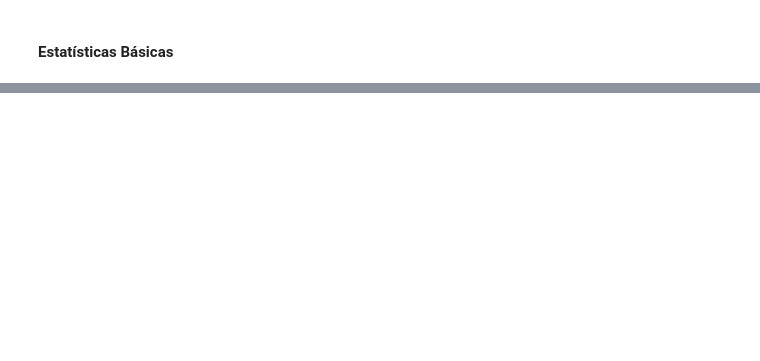
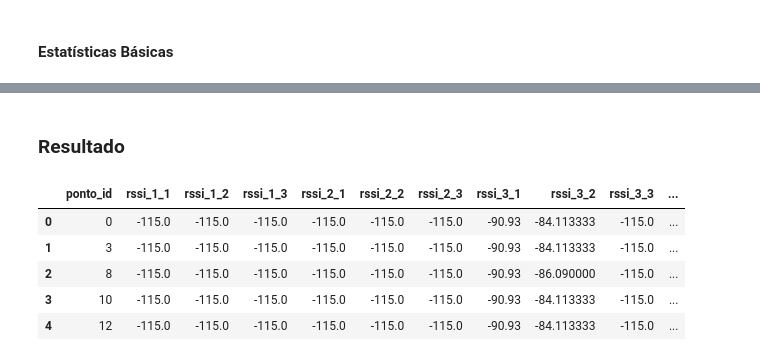
Before and after one commit to BiancaCarneiro/RSS-trilateration, a Jupyter notebook: notebooks/rf_trilateration.ipynb, the cells around one changed output, grey strips where cells are left out. Cells and saved outputs as stored; diff of their text form; code cells hidden in the pictures; blank space fills up the shorter version.

Commit message:
Adicionando Resultados

```diff
--- a/notebooks/rf_trilateration.ipynb
+++ b/notebooks/rf_trilateration.ipynb
@@ -257,0 +258,12 @@ Máximo Erro: 284.26 metros
+# %% [markdown]
+### Resultado
+# %%
+df_test = pd.read_csv(TEST_DATASET_PATH)
+df_test.head()
+# %% [output]
+|  | ponto_id | rssi_1_1 | rssi_1_2 | rssi_1_3 | rssi_2_1 | rssi_2_2 | rssi_2_3 | rssi_3_1 | rssi_3_2 | rssi_3_3 | ... |
+| 0 | 0 | -115.0 | -115.0 | -115.0 | -115.0 | -115.0 | -115.0 | -90.93 | -84.113333 | -115.0 | ... |
+| 1 | 3 | -115.0 | -115.0 | -115.0 | -115.0 | -115.0 | -115.0 | -90.93 | -84.113333 | -115.0 | ... |
+| 2 | 8 | -115.0 | -115.0 | -115.0 | -115.0 | -115.0 | -115.0 | -90.93 | -86.090000 | -115.0 | ... |
+| 3 | 10 | -115.0 | -115.0 | -115.0 | -115.0 | -115.0 | -115.0 | -90.93 | -84.113333 | -115.0 | ... |
+| 4 | 12 | -115.0 | -115.0 | -115.0 | -115.0 | -115.0 | -115.0 | -90.93 | -84.113333 | -115.0 | ... |
```
Also changed, not shown: parts of 7 cells of this notebook, 3 other files.
